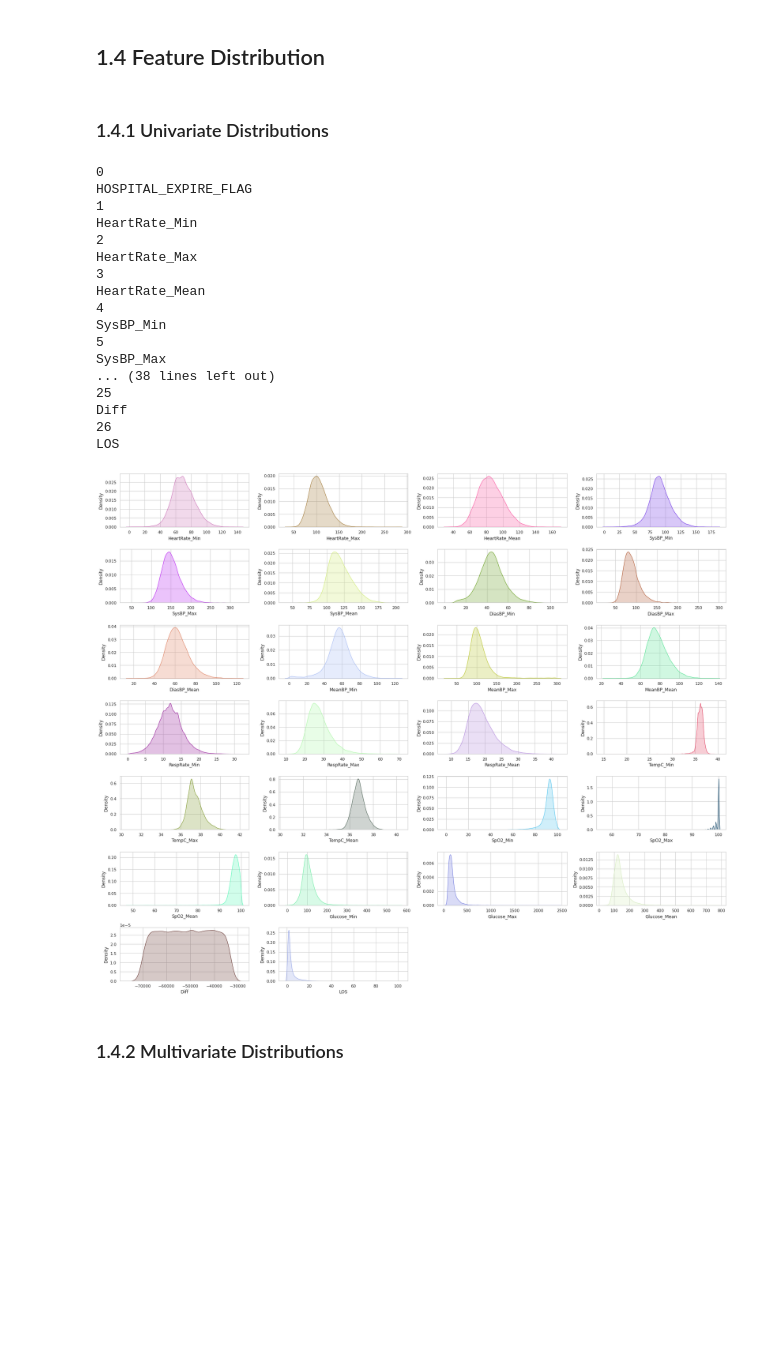
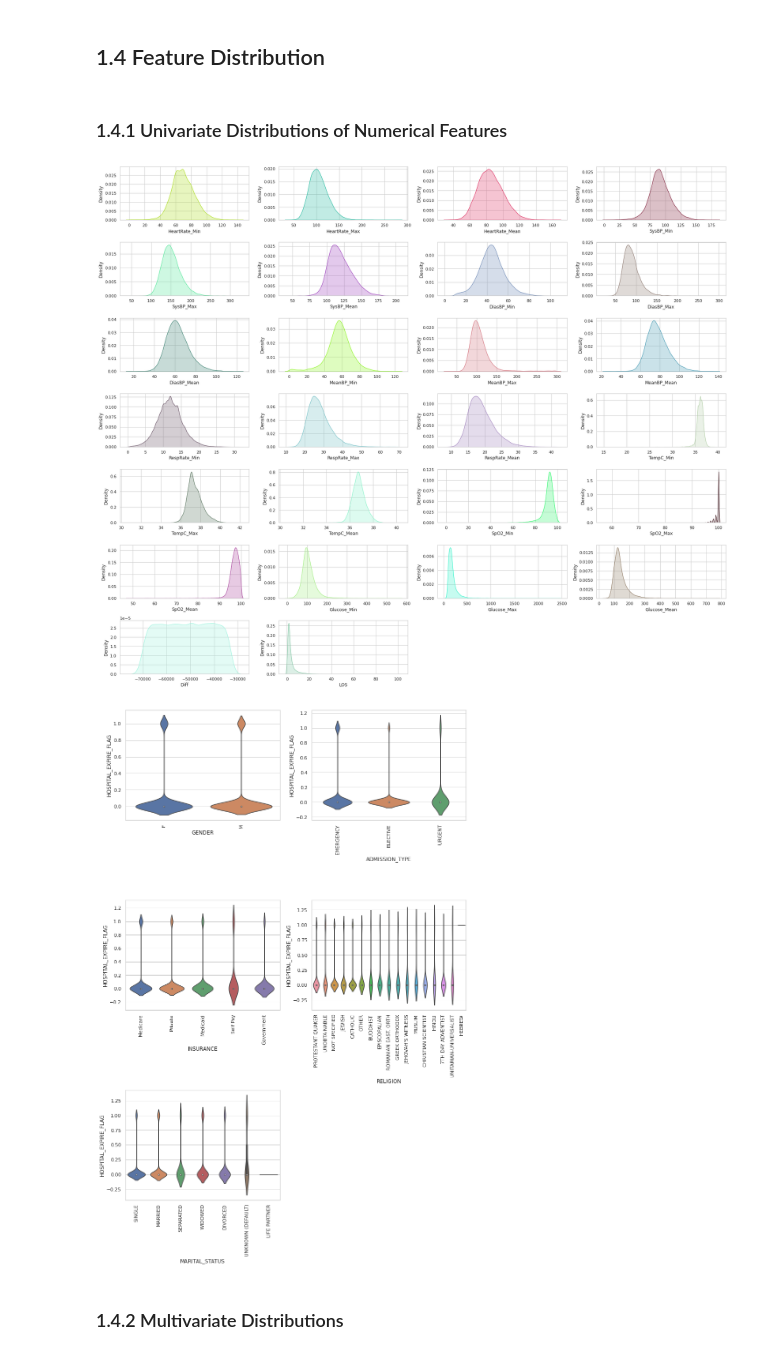
Before and after one commit to MathiasSchindlerCPH/BSE-T2-CML2-repo, a Jupyter notebook: Project-1-kNN/msch_kNN_v1.ipynb, the cells around one changed output. Saved outputs shown, nothing was run; the diff lists cells and outputs as text; code cells hidden in the pictures; blank space fills up the shorter version.

```diff
--- a/Project-1-kNN/msch_kNN_v1.ipynb
+++ b/Project-1-kNN/msch_kNN_v1.ipynb
@@ -167,7 +167,7 @@ my_plots.missing_plot(df_train, 'train'); my_plots.missing_plot(df_test, 'test')
 # %% [markdown]
 ## 1.4 Feature Distribution
 # %% [markdown]
-### 1.4.1 Univariate Distributions
+### 1.4.1 Univariate Distributions of Numerical Features
 # %%
 # Save numerical features as list
 cols_list = df_train.columns.to_list()
@@ -177,28 +177,6 @@ cols_list_str =  ['GENDER', 'DOB', 'DOD', 'ADMITTIME', 'DISCHTIME', 'DEATHTIME',
 cols_list_nostr = [var for var in cols_list if var not in cols_list_str]
-# %%
-for i, col in enumerate(cols_list_nostr):
-  print(i)
-  print(col)
-# %% [output]
-0
-HOSPITAL_EXPIRE_FLAG
-1
-HeartRate_Min
-2
-HeartRate_Max
-3
-HeartRate_Mean
-4
-SysBP_Min
-5
-SysBP_Max
-... (38 lines left out)
-25
-Diff
-26
-LOS
 # %%
-# Univariate kernel density distributions
+# Univariate kernel density distributions for continuous features
 sns.set(style="whitegrid")
 plt.figure(figsize=(24, 20)) # Size of the matrix plots
 
@@ -213,7 +191,23 @@ for i, col in enumerate(cols_list_nostr):
                 color = np.random.rand(3,) )
 plt.tight_layout()
 # %% [output]
-[figure, old version]
+[figure, new version]
+# %%
+# Univariate violin plot distributions for categorical features
+sns.set(style="whitegrid")
+plt.figure(figsize=(12, 40)) # Size of the matrix plots
+lst = [0, 6, 7, 8, 9]
+
+k = 1
+for i in lst:
+  plt.subplot(7, 2, k) # row, cols and i is the element to plot
+  sns.violinplot(x = cols_list_str[i], y = 'HOSPITAL_EXPIRE_FLAG', data = df_train )
+  plt.xticks(rotation=90)
+  k = k+ 1
+
+plt.tight_layout()
+# %% [output]
+[figure, added]
 # %% [markdown]
 ### 1.4.2 Multivariate Distributions
 # %%
```
Also changed, not shown: parts of 4 cells of this notebook.
